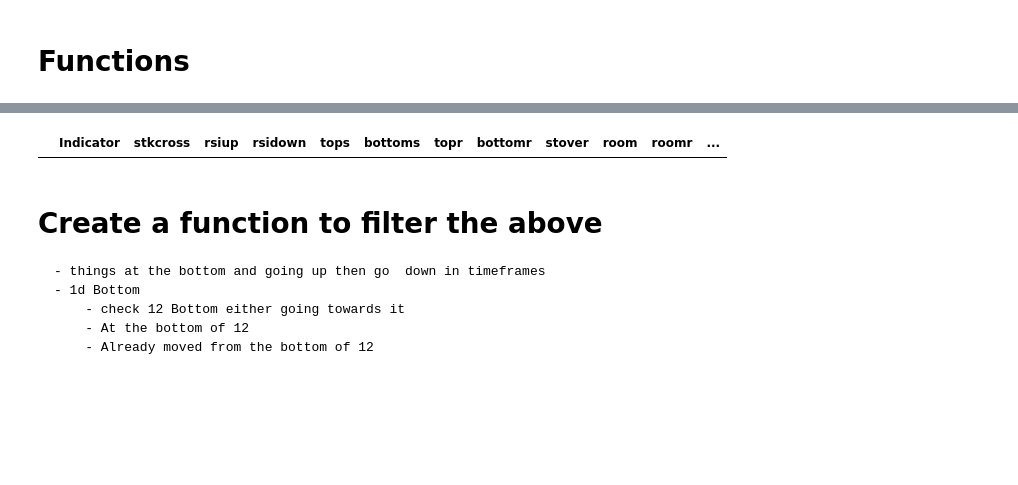
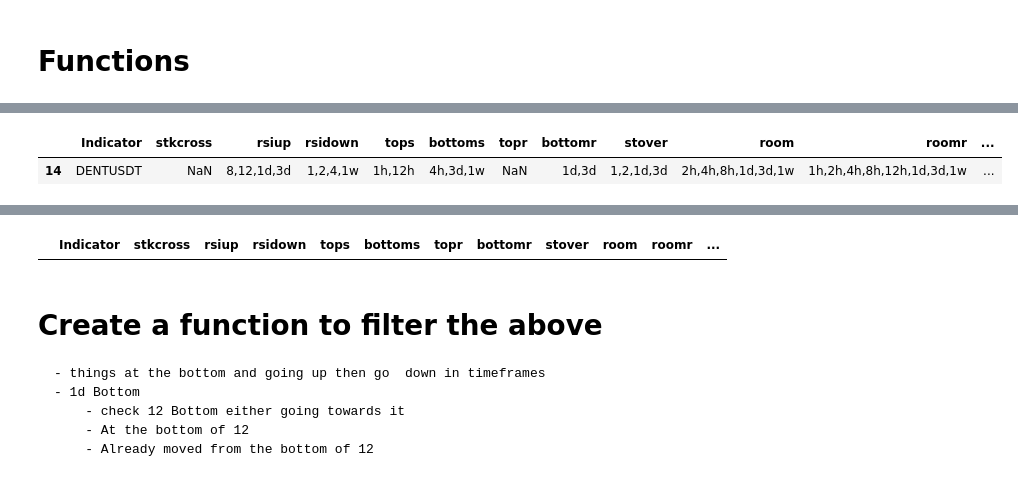
Before and after one commit to hjabbour/ML, a Jupyter notebook: MLDATA.ipynb, the cells around one changed output, grey strips where cells are left out. Drawn from its saved outputs; the diff is of its cells as text; code cells hidden in the pictures; blank space fills up the shorter version.

```diff
--- a/MLDATA.ipynb
+++ b/MLDATA.ipynb
@@ -1234,3 +1235,10 @@ test
+# %%
+## Indicator check
+test1 = newframe.loc[(newframe['Indicator'] == 'DENTUSDT')]
+test1
+# %% [output]
+|  | Indicator | stkcross | rsiup | rsidown | tops | bottoms | topr | bottomr | stover | room | roomr | ... |
+| 14 | DENTUSDT | NaN | 8,12,1d,3d | 1,2,4,1w | 1h,12h | 4h,3d,1w | NaN | 1d,3d | 1,2,1d,3d | 2h,4h,8h,1d,3d,1w | 1h,2h,4h,8h,12h,1d,3d,1w | ... |
 # %%
 # Indicators for the week shift
 
```
Also changed, not shown: parts of 9 cells of this notebook, 4 other files.
